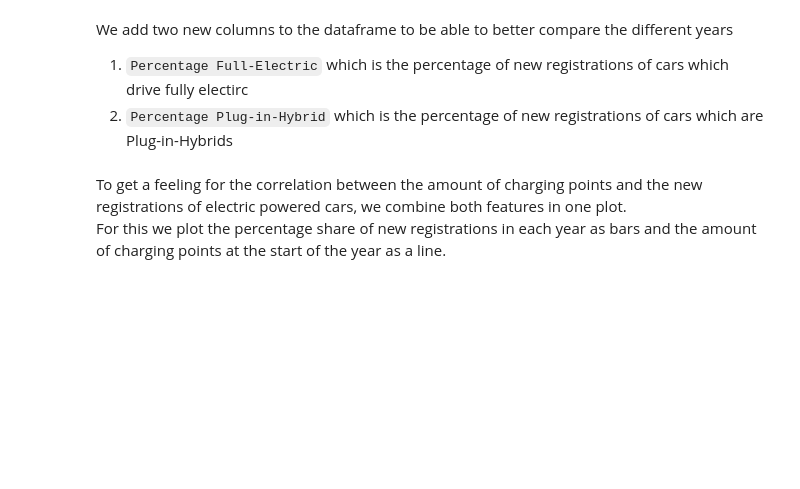
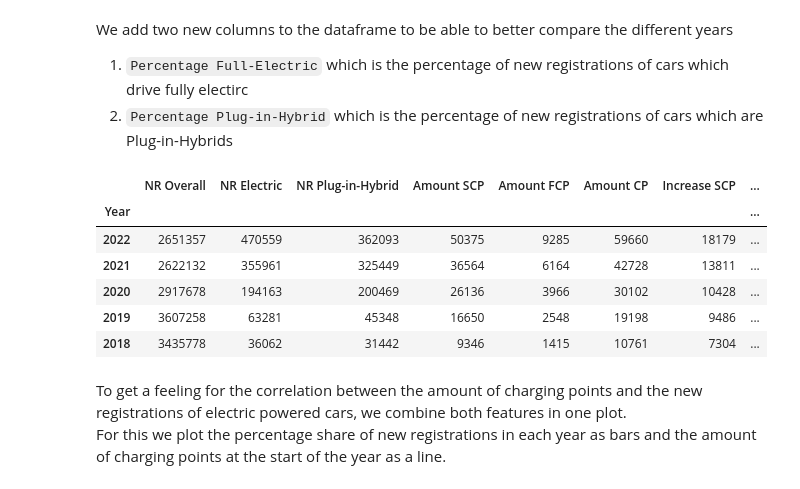
Before and after one commit to jvalue/made-template, a Jupyter notebook: project/exploration.ipynb, the cells around one changed output. Saved outputs shown, nothing was run; the diff lists cells and outputs as text; code cells hidden in the pictures; blank space fills up the shorter version.

```diff
--- a/project/exploration.ipynb
+++ b/project/exploration.ipynb
@@ -64,7 +66,16 @@ We add two new columns to the dataframe to be able to better compare the differe
 # %%
 # Add columns for percentage of Electric and Plug-in-Hybrid New registrations
 df1['Percentage Full-Electric'] = df1['NR Electric'] / df1['NR Overall']
 df1['Percentage Plug-in-Hybrid'] = df1['NR Plug-in-Hybrid'] / df1['NR Overall']
+df1.head()
+# %% [output]
+|  | NR Overall | NR Electric | NR Plug-in-Hybrid | Amount SCP | Amount FCP | Amount CP | Increase SCP | ... |
+| Year |  |  |  |  |  |  |  | ... |
+| 2022 | 2651357 | 470559 | 362093 | 50375 | 9285 | 59660 | 18179 | ... |
+| 2021 | 2622132 | 355961 | 325449 | 36564 | 6164 | 42728 | 13811 | ... |
+| 2020 | 2917678 | 194163 | 200469 | 26136 | 3966 | 30102 | 10428 | ... |
+| 2019 | 3607258 | 63281 | 45348 | 16650 | 2548 | 19198 | 9486 | ... |
+| 2018 | 3435778 | 36062 | 31442 | 9346 | 1415 | 10761 | 7304 | ... |
 # %% [markdown]
 To get a feeling for the correlation between the amount of charging points and the new registrations of electric powered cars, we combine both features in one plot. <br>
 For this we plot the percentage share of new registrations in each year as bars and the amount of charging points at the start of the year as a line.
```
Also changed, not shown: parts of 28 cells of this notebook.
